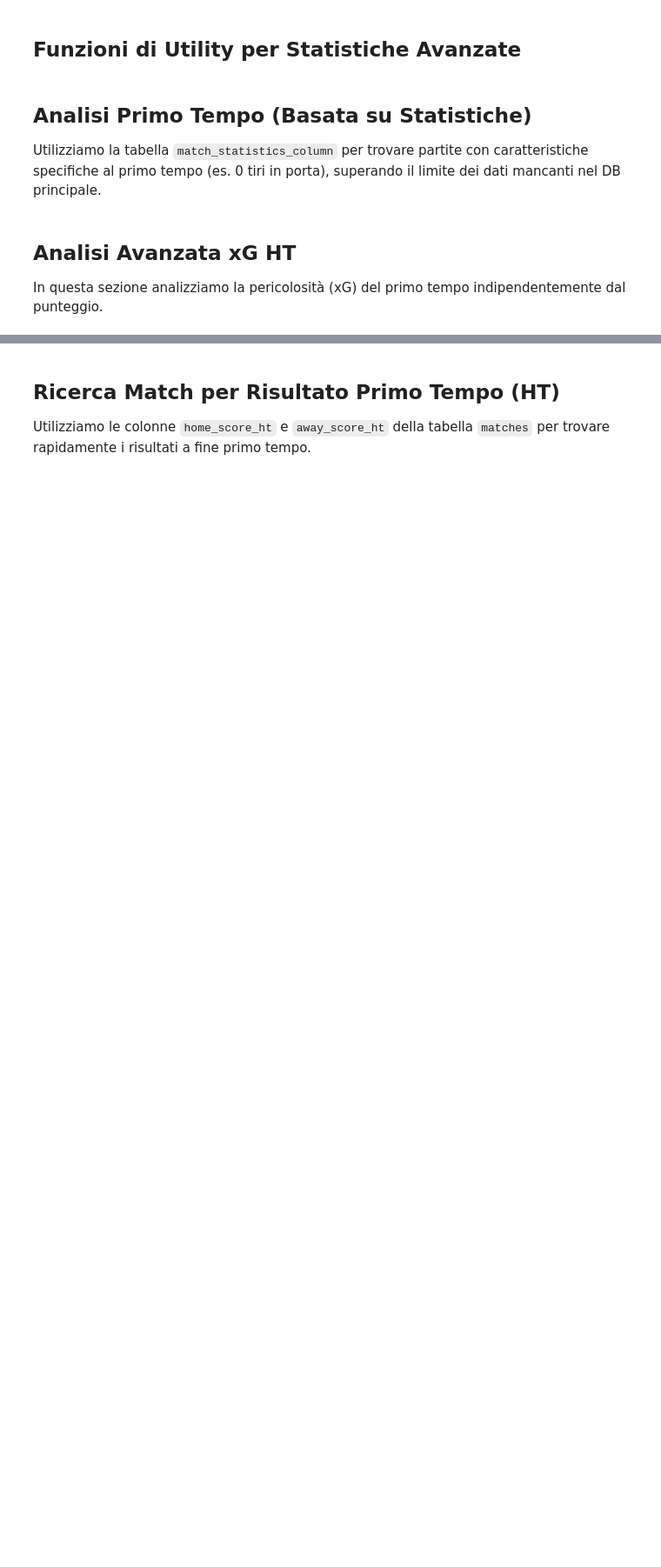
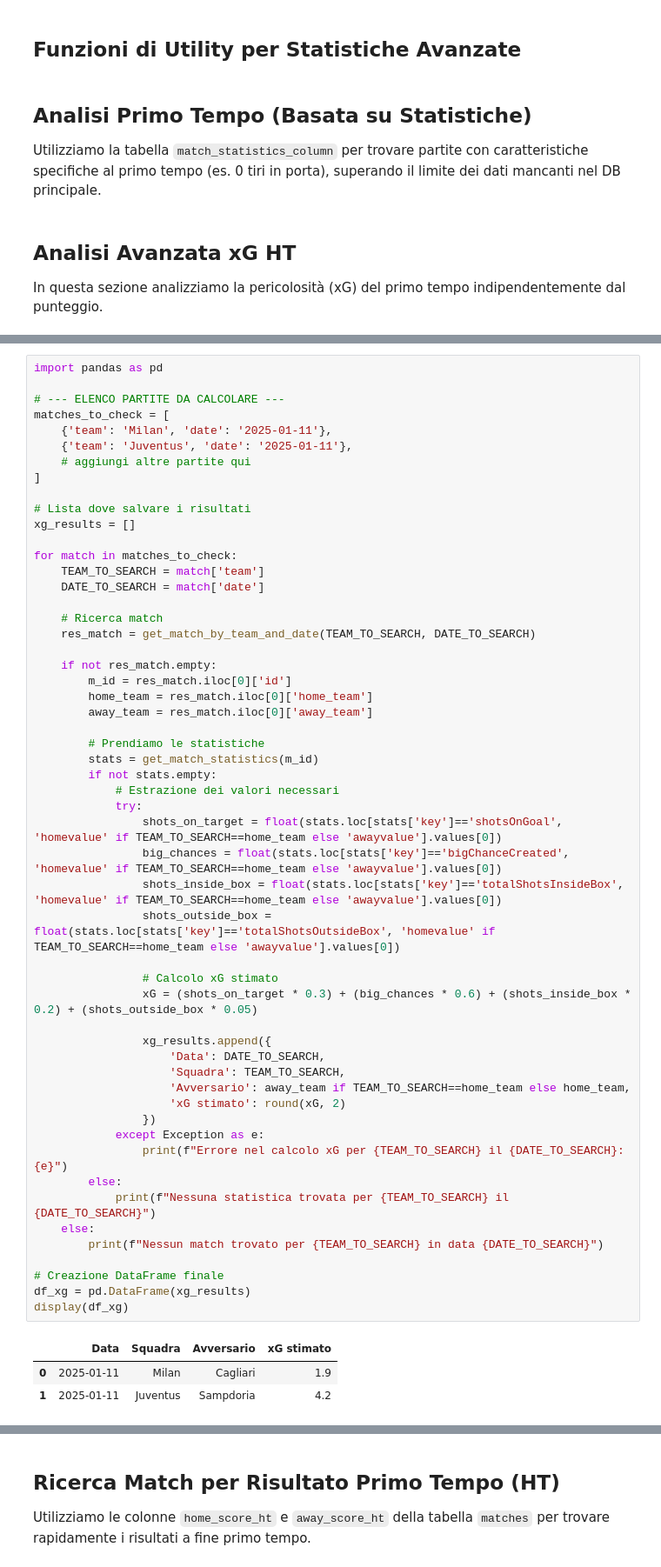
Before and after one commit to nsilveri/pySofa, a Jupyter notebook: scripts/analyze_score_frequency/filters.ipynb, the cells around one changed output, grey strips where cells are left out. Shown at 87% size. Cells and saved outputs as stored; diff of their text form; blank space fills up the shorter version.

```diff
--- a/scripts/analyze_score_frequency/filters.ipynb
+++ b/scripts/analyze_score_frequency/filters.ipynb
@@ -80,0 +147,58 @@ In questa sezione analizziamo la pericolosità (xG) del primo tempo indipendente
+# %%
+import pandas as pd
+
+# --- ELENCO PARTITE DA CALCOLARE ---
+matches_to_check = [
+    {'team': 'Milan', 'date': '2025-01-11'},
+    {'team': 'Juventus', 'date': '2025-01-11'},
+    # aggiungi altre partite qui
+]
+
+# Lista dove salvare i risultati
+xg_results = []
+
+for match in matches_to_check:
+    TEAM_TO_SEARCH = match['team']
+    DATE_TO_SEARCH = match['date']
+
+    # Ricerca match
+    res_match = get_match_by_team_and_date(TEAM_TO_SEARCH, DATE_TO_SEARCH)
+
+    if not res_match.empty:
+        m_id = res_match.iloc[0]['id']
+        home_team = res_match.iloc[0]['home_team']
+        away_team = res_match.iloc[0]['away_team']
+
+        # Prendiamo le statistiche
+        stats = get_match_statistics(m_id)
+        if not stats.empty:
+            # Estrazione dei valori necessari
+            try:
+                shots_on_target = float(stats.loc[stats['key']=='shotsOnGoal', 'homevalue' if TEAM_TO_SEARCH==home_team else 'awayvalue'].values[0])
+                big_chances = float(stats.loc[stats['key']=='bigChanceCreated', 'homevalue' if TEAM_TO_SEARCH==home_team else 'awayvalue'].values[0])
+                shots_inside_box = float(stats.loc[stats['key']=='totalShotsInsideBox', 'homevalue' if TEAM_TO_SEARCH==home_team else 'awayvalue'].values[0])
+                shots_outside_box = float(stats.loc[stats['key']=='totalShotsOutsideBox', 'homevalue' if TEAM_TO_SEARCH==home_team else 'awayvalue'].values[0])
+
+                # Calcolo xG stimato
+                xG = (shots_on_target * 0.3) + (big_chances * 0.6) + (shots_inside_box * 0.2) + (shots_outside_box * 0.05)
+
+                xg_results.append({
+                    'Data': DATE_TO_SEARCH,
+                    'Squadra': TEAM_TO_SEARCH,
+                    'Avversario': away_team if TEAM_TO_SEARCH==home_team else home_team,
+                    'xG stimato': round(xG, 2)
+                })
+            except Exception as e:
+                print(f"Errore nel calcolo xG per {TEAM_TO_SEARCH} il {DATE_TO_SEARCH}: {e}")
+        else:
+            print(f"Nessuna statistica trovata per {TEAM_TO_SEARCH} il {DATE_TO_SEARCH}")
+    else:
+        print(f"Nessun match trovato per {TEAM_TO_SEARCH} in data {DATE_TO_SEARCH}")
+
+# Creazione DataFrame finale
+df_xg = pd.DataFrame(xg_results)
+display(df_xg)
+# %% [output]
+|  | Data | Squadra | Avversario | xG stimato |
+| 0 | 2025-01-11 | Milan | Cagliari | 1.9 |
+| 1 | 2025-01-11 | Juventus | Sampdoria | 4.2 |
```
Also changed, not shown: parts of 15 cells of this notebook, 6 other files.
